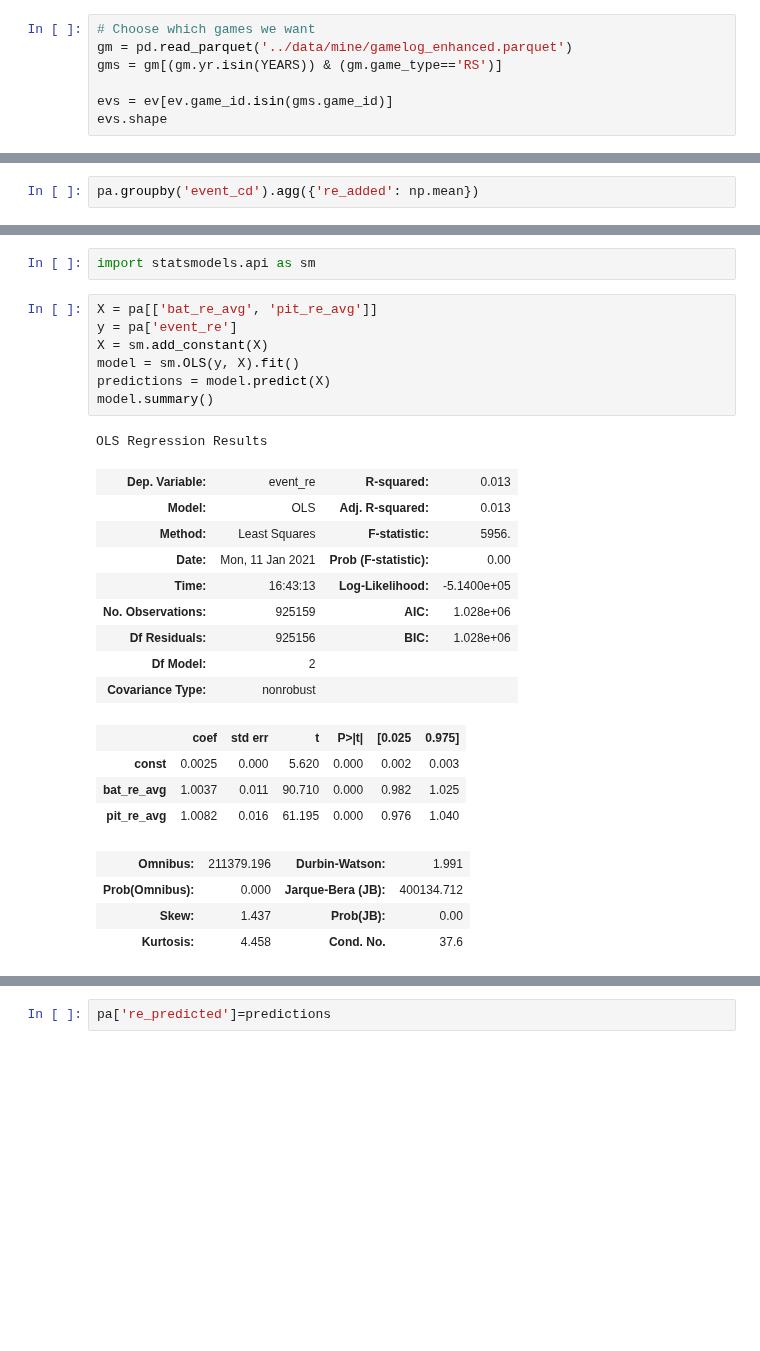
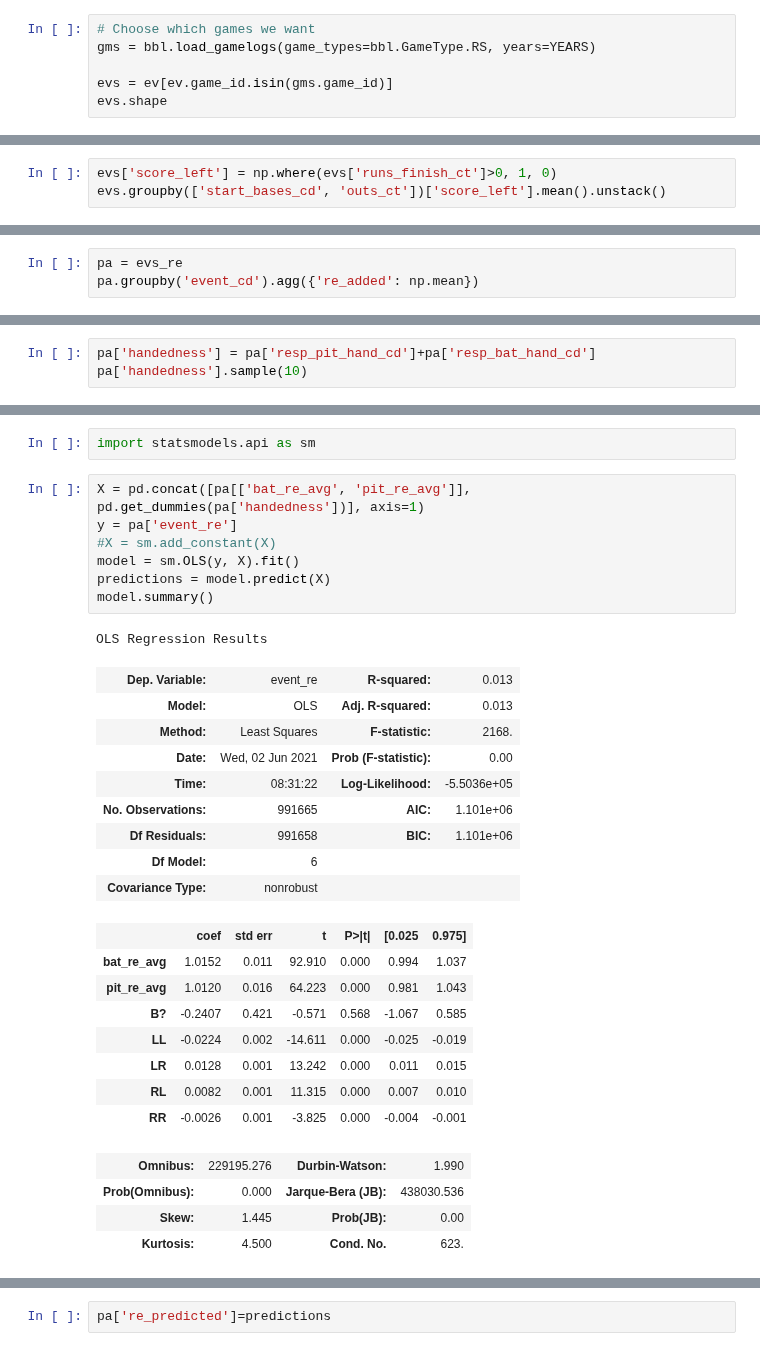
Before and after one commit to sdvinay/baseball_sql, a Jupyter notebook: pandas/RE24 and LWTS run values.ipynb, the cells around one changed output, grey strips where cells are left out. Saved outputs shown, nothing was run; the diff lists cells and outputs as text; blank space fills up the shorter version.

```diff
--- a/pandas/RE24 and LWTS run values.ipynb
+++ b/pandas/RE24 and LWTS run values.ipynb
@@ -27,8 +41,7 @@ ev['runs_finish_ct']=ev.fate_runs_ct+ev.event_runs_ct #total runs in remainder o
 ev['end_outs_ct']=ev.outs_ct+ev.event_outs_ct # outs at end of event
 # %%
 # Choose which games we want
-gm = pd.read_parquet('../data/mine/gamelog_enhanced.parquet')
-gms = gm[(gm.yr.isin(YEARS)) & (gm.game_type=='RS')]
+gms = bbl.load_gamelogs(game_types=bbl.GameType.RS, years=YEARS)
 
 evs = ev[ev.game_id.isin(gms.game_id)]
 evs.shape
@@ -60,0 +98,3 @@ dtype: float64
+# %%
+evs['score_left'] = np.where(evs['runs_finish_ct']>0, 1, 0)
+evs.groupby(['start_bases_cd', 'outs_ct'])['score_left'].mean().unstack()
@@ -224,4 +269,5 @@ pa.shape
 # %%
+pa = evs_re
 pa.groupby('event_cd').agg({'re_added': np.mean})
 # %% [output]
 |  | re_added |
@@ -404,0 +451,3 @@ pa
+# %%
+pa['handedness'] = pa['resp_pit_hand_cd']+pa['resp_bat_hand_cd']
+pa['handedness'].sample(10)
@@ -405,28 +466,32 @@ pa
 # %%
 import statsmodels.api as sm
 # %%
-X = pa[['bat_re_avg', 'pit_re_avg']]
+X = pd.concat([pa[['bat_re_avg', 'pit_re_avg']], pd.get_dummies(pa['handedness'])], axis=1)
 y = pa['event_re']
-X = sm.add_constant(X)
+#X = sm.add_constant(X)
 model = sm.OLS(y, X).fit()
 predictions = model.predict(X)
 model.summary()
 # %% [output]
 OLS Regression Results
 | Dep. Variable: | event_re | R-squared: | 0.013 |
 | Model: | OLS | Adj. R-squared: | 0.013 |
-| Method: | Least Squares | F-statistic: | 5956. |
-| Date: | Mon, 11 Jan 2021 | Prob (F-statistic): | 0.00 |
-| Time: | 16:43:13 | Log-Likelihood: | -5.1400e+05 |
-| No. Observations: | 925159 | AIC: | 1.028e+06 |
-| Df Residuals: | 925156 | BIC: | 1.028e+06 |
-| Df Model: | 2 |  |  |
+| Method: | Least Squares | F-statistic: | 2168. |
+| Date: | Wed, 02 Jun 2021 | Prob (F-statistic): | 0.00 |
+| Time: | 08:31:22 | Log-Likelihood: | -5.5036e+05 |
+| No. Observations: | 991665 | AIC: | 1.101e+06 |
+| Df Residuals: | 991658 | BIC: | 1.101e+06 |
+| Df Model: | 6 |  |  |
 | Covariance Type: | nonrobust |  |  |
 |  | coef | std err | t | P>|t| | [0.025 | 0.975] |
-| const | 0.0025 | 0.000 | 5.620 | 0.000 | 0.002 | 0.003 |
-| bat_re_avg | 1.0037 | 0.011 | 90.710 | 0.000 | 0.982 | 1.025 |
-| pit_re_avg | 1.0082 | 0.016 | 61.195 | 0.000 | 0.976 | 1.040 |
+| bat_re_avg | 1.0152 | 0.011 | 92.910 | 0.000 | 0.994 | 1.037 |
+| pit_re_avg | 1.0120 | 0.016 | 64.223 | 0.000 | 0.981 | 1.043 |
+| B? | -0.2407 | 0.421 | -0.571 | 0.568 | -1.067 | 0.585 |
+| LL | -0.0224 | 0.002 | -14.611 | 0.000 | -0.025 | -0.019 |
+| LR | 0.0128 | 0.001 | 13.242 | 0.000 | 0.011 | 0.015 |
+| RL | 0.0082 | 0.001 | 11.315 | 0.000 | 0.007 | 0.010 |
+| RR | -0.0026 | 0.001 | -3.825 | 0.000 | -0.004 | -0.001 |
-| Omnibus: | 211379.196 | Durbin-Watson: | 1.991 |
-| Prob(Omnibus): | 0.000 | Jarque-Bera (JB): | 400134.712 |
-| Skew: | 1.437 | Prob(JB): | 0.00 |
-| Kurtosis: | 4.458 | Cond. No. | 37.6 |
+| Omnibus: | 229195.276 | Durbin-Watson: | 1.990 |
+| Prob(Omnibus): | 0.000 | Jarque-Bera (JB): | 438030.536 |
+| Skew: | 1.445 | Prob(JB): | 0.00 |
+| Kurtosis: | 4.500 | Cond. No. | 623. |
```
Also changed, not shown: parts of 56 cells of this notebook.
